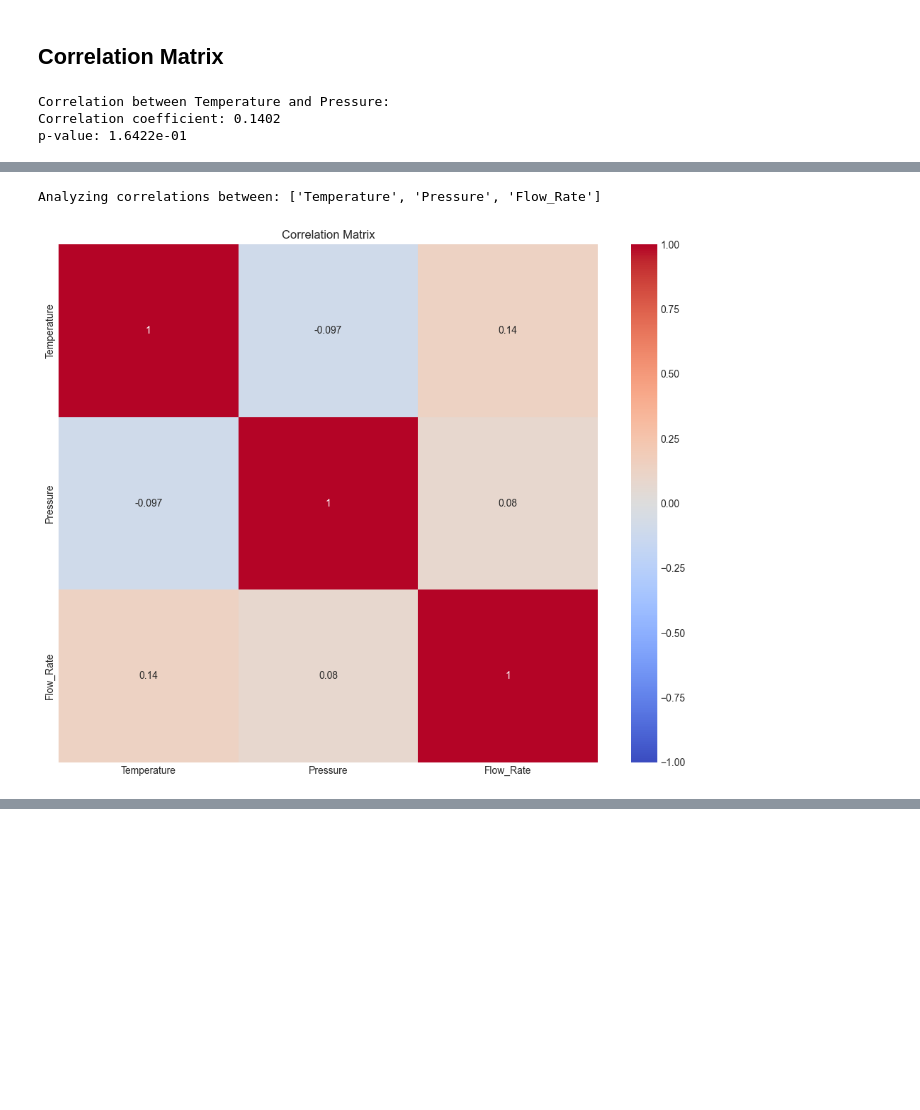
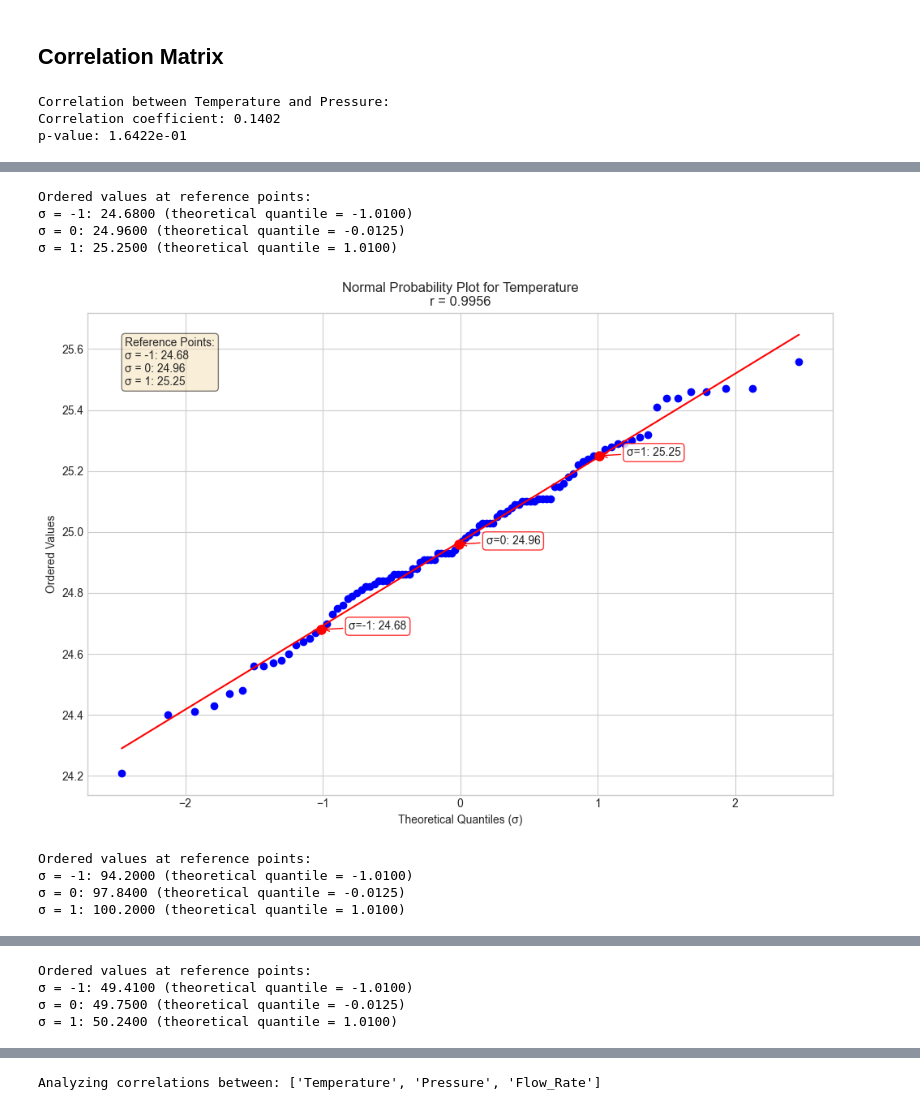
Before and after one commit to Gertrud-Violett/DataAnalysis, a Jupyter notebook: Statistical_Analysis/Statistical_Analysis.ipynb, the cells around one changed output, grey strips where cells are left out. Saved outputs shown, nothing was run; the diff lists cells and outputs as text; code cells hidden in the pictures; blank space fills up the shorter version.

```diff
--- a/Statistical_Analysis/Statistical_Analysis.ipynb
+++ b/Statistical_Analysis/Statistical_Analysis.ipynb
@@ -634,6 +738,7 @@ print(f"Cpkm: {capability_results['Cpkm']:.3f}")
 # Fit and compare distributions
 normal_fit = pc.fit_distribution('normal')
 weibull_fit = pc.fit_distribution('weibull')
+lognormal_fit = pc.fit_distribution('lognormal')
 
 print("\nDistribution Fit Results for Temperature:")
 print("\nNormal Distribution:")
@@ -653,6 +758,7 @@ print(f"KS-p-value: {weibull_fit['ks_p']:.3f}")
 # Create visualizations for Temperature
 pc.plot_distribution(normal_fit)
 pc.plot_distribution(weibull_fit)
+pc.plot_distribution(lognormal_fit)
 pc.plot_capability()
 
 # Perform multivariate analysis
@@ -673,8 +779,8 @@ print(f"p-value: {p_value:.3f}")
 
 # Create additional visualizations
 viz = Visualization(pc.data)
-viz.multi_vari_chart('Pressure', 'Temperature')
-viz.box_plot('Temperature')
+viz.multi_vari_chart('Test_Bench', 'Flow_Rate')
+viz.box_plot('Flow_Rate')
 #viz.pareto_chart('Group', 'Value')
 # %% [output]
 Process Capability Analysis Results for Temperature:
@@ -728,15 +862,0 @@ Cpk: 0.855
-# %%
-# Switch to another column for analysis
-pc.set_active_column('Flow_Rate')
-
-# Set specification limits for Pressure
-pc.set_specification_limits(usl=52.0, lsl=48.0, target=50.0)
-
-# Perform capability analysis on Pressure
-pressure_capability = pc.calculate_capability()
-print("\nProcess Capability Analysis Results for Flow Rate:")
-print(f"Cp: {pressure_capability['Cp']:.3f}")
-print(f"Cpk: {pressure_capability['Cpk']:.3f}")
-
-# Plot capability for Pressure
-pc.plot_capability()
@@ -750,34 +865,41 @@ Cpk: 1.374
 # %%
 # Correlation analysis between Temperature and Pressure
 corr, p_value = pc.calculate_correlation('Temperature', 'Flow_Rate')
 print(f"\nCorrelation between Temperature and Pressure:")
 print(f"Correlation coefficient: {corr:.4f}")
 print(f"p-value: {p_value:.4e}")
 
 # Visualize the correlation
 pc.plot_correlation('Temperature', 'Flow_Rate')
+pc.plot_normal_probability('Temperature')
+pc.plot_normal_probability('Pressure')
+pc.plot_normal_probability('Flow_Rate')
+
 
 # Analyze correlation between multiple columns
 columns_of_interest = ['Temperature', 'Pressure', 'Flow_Rate']
 
 # Check if all columns exist in the dataset
 available_columns = [col for col in columns_of_interest if col in pc.data.columns]
 print(f"\nAnalyzing correlations between: {available_columns}")
 
 # Generate and plot correlation matrix for available columns
 pc.plot_correlation_matrix(available_columns)
 
 # Example of analyzing a specific pair of columns with different visualization
-if 'Humidity' in pc.data.columns and 'Viscosity' in pc.data.columns:
-    pc.plot_correlation('Humidity', 'Viscosity', add_line=False)
-
-    # Switch active column to Humidity for distribution analysis
-    pc.set_active_column('Humidity')
-    pc.plot_distribution()
+if 'Temperature' in pc.data.columns and 'Flow_Rate' in pc.data.columns:
+    pc.plot_correlation('Temperature', 'Flow_Rate', add_line=False)
 # %% [output]
 Correlation between Temperature and Pressure:
 Correlation coefficient: 0.1402
 p-value: 1.6422e-01
 [figure]
-Analyzing correlations between: ['Temperature', 'Pressure', 'Flow_Rate']
+Ordered values at reference points:
+σ = -1: 24.6800 (theoretical quantile = -1.0100)
+σ = 0: 24.9600 (theoretical quantile = -0.0125)
+σ = 1: 25.2500 (theoretical quantile = 1.0100)
-[figure, old version]
+[figure, new version]
+Ordered values at reference points:
+σ = -1: 94.2000 (theoretical quantile = -1.0100)
+σ = 0: 97.8400 (theoretical quantile = -0.0125)
+σ = 1: 100.2000 (theoretical quantile = 1.0100)
@@ -783,0 +907,4 @@ Analyzing correlations between: ['Temperature', 'Pressure', 'Flow_Rate']
+Ordered values at reference points:
+σ = -1: 49.4100 (theoretical quantile = -1.0100)
+σ = 0: 49.7500 (theoretical quantile = -0.0125)
+σ = 1: 50.2400 (theoretical quantile = 1.0100)
@@ -783,0 +912 @@ Analyzing correlations between: ['Temperature', 'Pressure', 'Flow_Rate']
+Analyzing correlations between: ['Temperature', 'Pressure', 'Flow_Rate']
```
Also changed, not shown: parts of 7 cells of this notebook, 3 other files.
